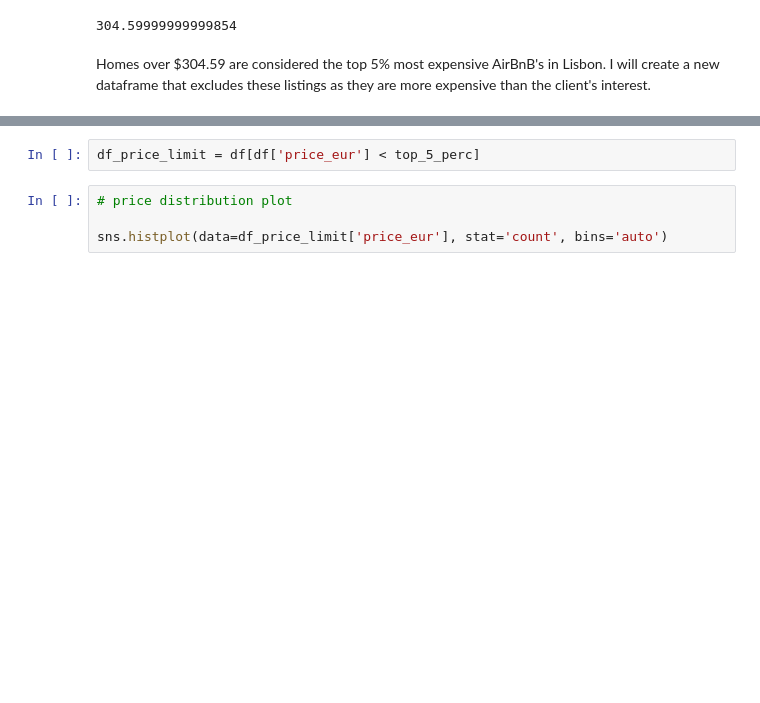
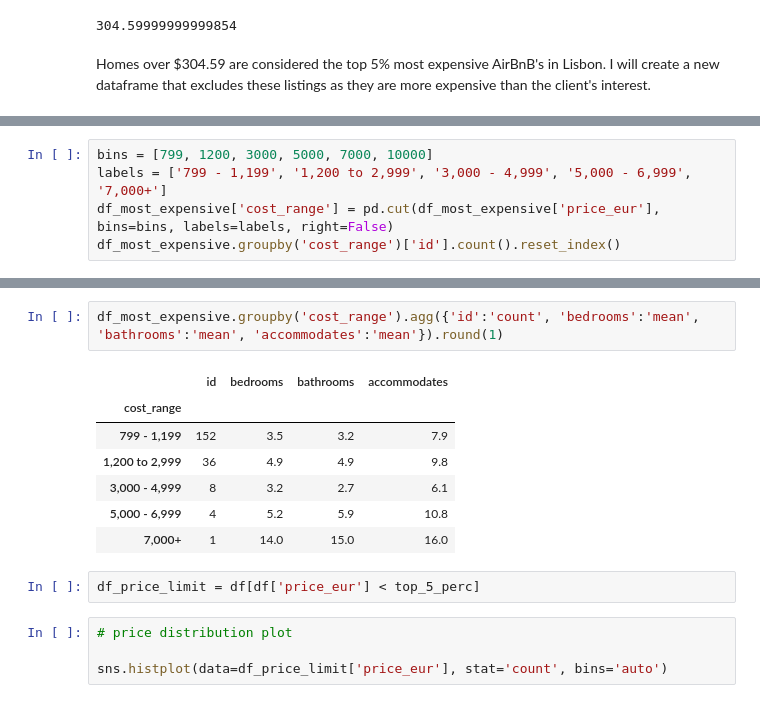
Before and after one commit to dezertdweller/streamlit-lisbon-airbnb-analysis, a Jupyter notebook: airbnb_data_cleaning.ipynb, the cells around one changed output, grey strips where cells are left out. Saved outputs shown, nothing was run; the diff lists cells and outputs as text; blank space fills up the shorter version.

```diff
--- a/airbnb_data_cleaning.ipynb
+++ b/airbnb_data_cleaning.ipynb
@@ -146,0 +166,5 @@ Homes over $304.59 are considered the top 5% most expensive AirBnB's in Lisbon.
+# %%
+bins = [799, 1200, 3000, 5000, 7000, 10000]
+labels = ['799 - 1,199', '1,200 to 2,999', '3,000 - 4,999', '5,000 - 6,999', '7,000+']
+df_most_expensive['cost_range'] = pd.cut(df_most_expensive['price_eur'], bins=bins, labels=labels, right=False)
+df_most_expensive.groupby('cost_range')['id'].count().reset_index()
@@ -147,3 +183,13 @@ Homes over $304.59 are considered the top 5% most expensive AirBnB's in Lisbon.
+# %%
+df_most_expensive.groupby('cost_range').agg({'id':'count', 'bedrooms':'mean', 'bathrooms':'mean', 'accommodates':'mean'}).round(1)
+# %% [output]
+|  | id | bedrooms | bathrooms | accommodates |
+| cost_range |  |  |  |  |
+| 799 - 1,199 | 152 | 3.5 | 3.2 | 7.9 |
+| 1,200 to 2,999 | 36 | 4.9 | 4.9 | 9.8 |
+| 3,000 - 4,999 | 8 | 3.2 | 2.7 | 6.1 |
+| 5,000 - 6,999 | 4 | 5.2 | 5.9 | 10.8 |
+| 7,000+ | 1 | 14.0 | 15.0 | 16.0 |
 # %%
 df_price_limit = df[df['price_eur'] < top_5_perc]
 # %%
```
Also changed, not shown: parts of 12 cells of this notebook, 3 other files.
